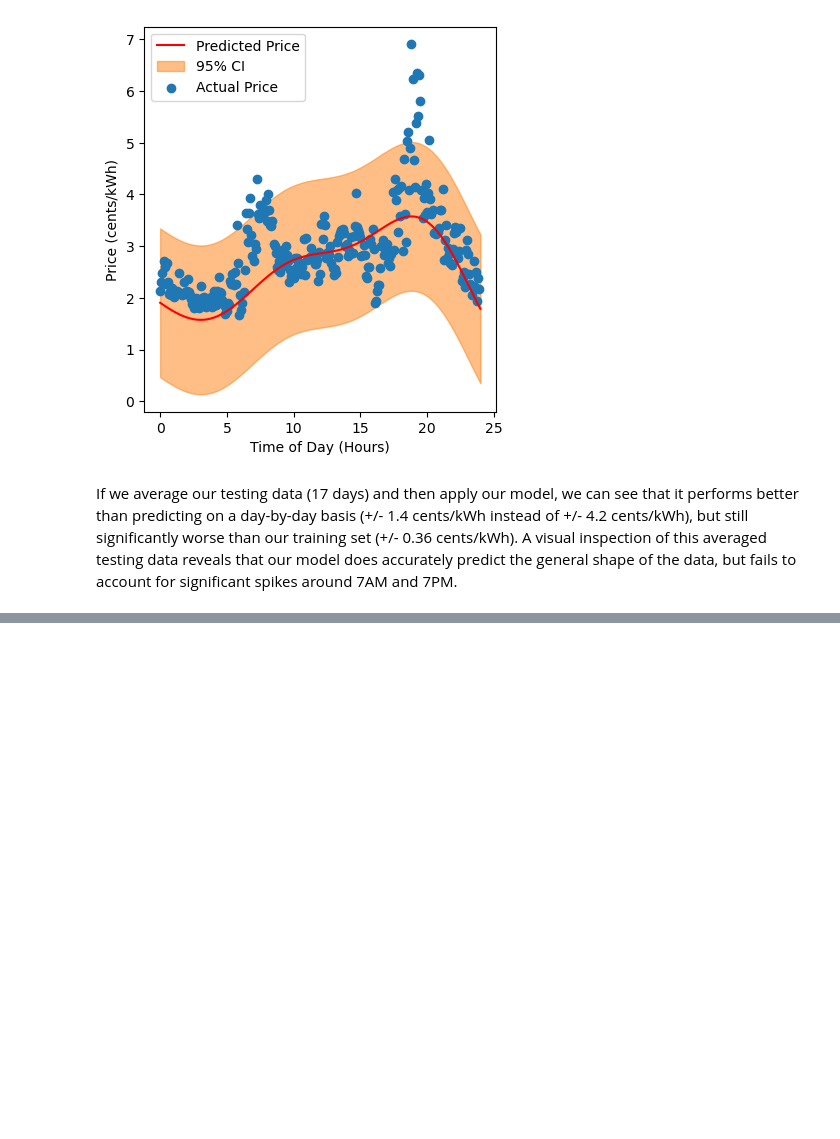
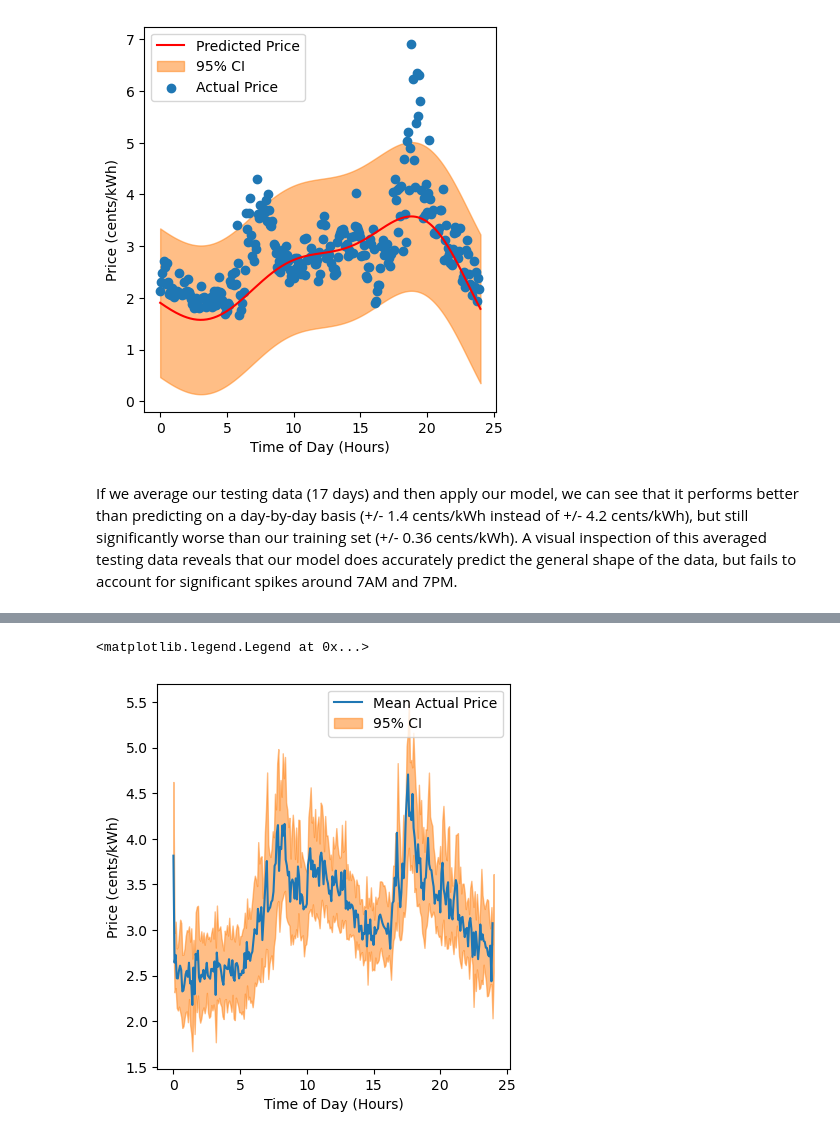
Before and after one commit to traskcon/DATA602-Project, a Jupyter notebook: DATA602-Project.ipynb, the cells around one changed output, grey strips where cells are left out. Cells and saved outputs as stored; diff of their text form; code cells hidden in the pictures; blank space fills up the shorter version.

Commit message:
Updated model

```diff
--- a/DATA602-Project.ipynb
+++ b/DATA602-Project.ipynb
@@ -127,8 +127,9 @@ def load_price_data(url, upper_limit=20, lower_limit=-10):
     price_df[['date', 'time']] = price_df['datetime (str)'].str.split(' ', n=1, expand=True)
     price_df[["year", "month", "day"]] = price_df["date"].str.split("-", n=2, expand=True)
     price_df[["hour", "minute", "second"]] = price_df["time"].str.split(":", n=2, expand=True)
-    price_df.drop(columns=["year", "second", "datetime (str)"], inplace=True)
+    price_df.drop(columns=["second", "datetime (str)"], inplace=True)
     price_df["decimal time"] = price_df["hour"].astype(int) + price_df["minute"].astype(float)/60
+    price_df[["year","month","day","hour","minute"]] = price_df[["year","month","day","hour","minute"]].astype(int) #Convert columns from strings to int
     return price_df
 # %%
 september_data = price_df[price_df["month"] == "09"]
@@ -276,0 +280,5 @@ If we average our testing data (17 days) and then apply our model, we can see th
+# %%
+#Get all price data from 2021-2022 to create a historical baseline for the model
+#API call is a bit weird, the call below has been confirmed correct by checking historical_data.head() and .tail()
+historical_data = load_price_data("https://hourlypricing.comed.com/api?type=5minutefeed&datestart=202012312259&dateend=202212312259")
+print(historical_data.shape)
@@ -276,0 +287,19 @@ If we average our testing data (17 days) and then apply our model, we can see th
+# %%
+prediction_dict = dict()
+for month in range(1,13):
+    #Slice data by month
+    month_df = historical_data[historical_data["month"] == month]
+    #times = np.arange(0,24,1/12, dtype=np.float64) #Generate numpy array of decimal times
+    time_avg = month_df.groupby(["decimal time"])["price"].mean() #Calculate average price per decimal time for a given month (n~60 days)
+    ci_array = np.empty((3,288))
+    i = 0
+    for time in time_avg.index:
+        time_df = month_df[month_df["decimal time"] == time]
+        residuals = time_df["price"] - time_avg[time]
+        z = 1.96 #Critical z-score for 95% CI (critical t would be 2)
+        std_dev = np.std(residuals)
+        print(std_dev)
+        break
+        ci_array[:,i] = [time,time_avg[time]+z*(std_dev/(len(residuals)**0.5)),time_avg[time]-z*(std_dev/(len(residuals)**0.5))]
+        i += 1
+    prediction_dict[month] = ci_array #Save confidence interval array to month in dictionary
@@ -276,0 +319,17 @@ If we average our testing data (17 days) and then apply our model, we can see th
+# %%
+x = np.linspace(0,24,288) #288 5-minute samples in a day
+jan_df = historical_data[historical_data["month"] == 1]
+jan_ci = prediction_dict[1]
+
+plt.figure(figsize=(10,5))
+plt.subplot(121)
+#plt.scatter(jan_df["decimal time"], jan_df["price"], label="Actual Price", color="tab:blue")
+jan_avg = jan_df.groupby("decimal time").mean()["price"]
+plt.plot(jan_avg.index, jan_avg, label="Mean Actual Price", color="tab:blue")
+plt.fill_between(x, jan_ci[1,:], jan_ci[2,:], alpha=0.5, label="95% CI", color="tab:orange")
+plt.xlabel("Time of Day (Hours)")
+plt.ylabel("Price (cents/kWh)")
+plt.legend()
+# %% [output]
+<matplotlib.legend.Legend at 0x...>
+[figure, added]
```
Also changed, not shown: parts of 4 cells of this notebook.
